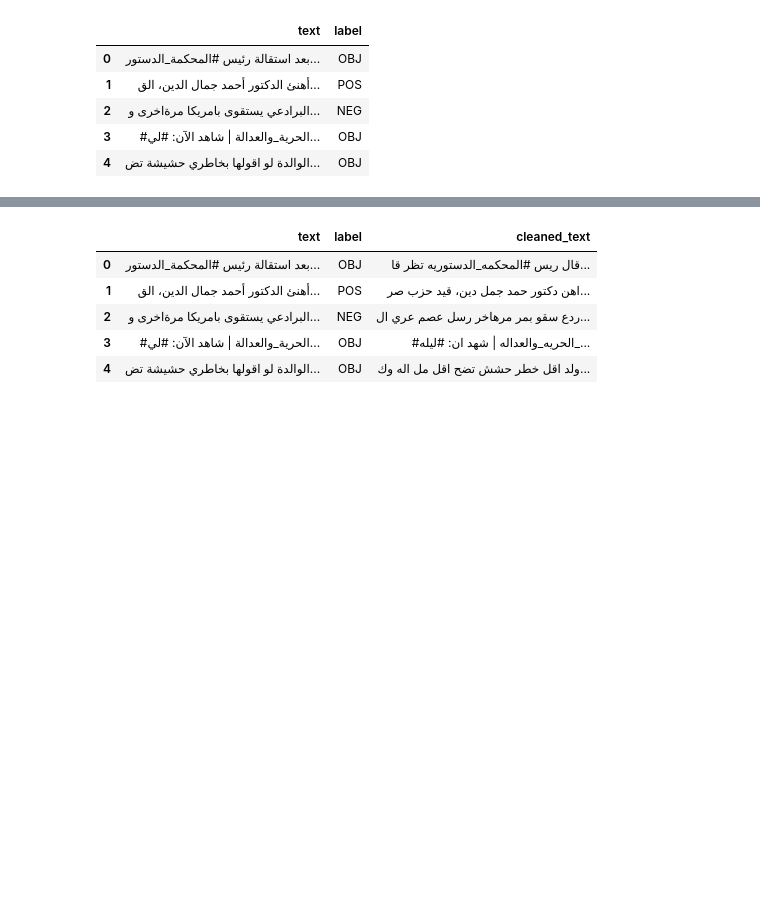
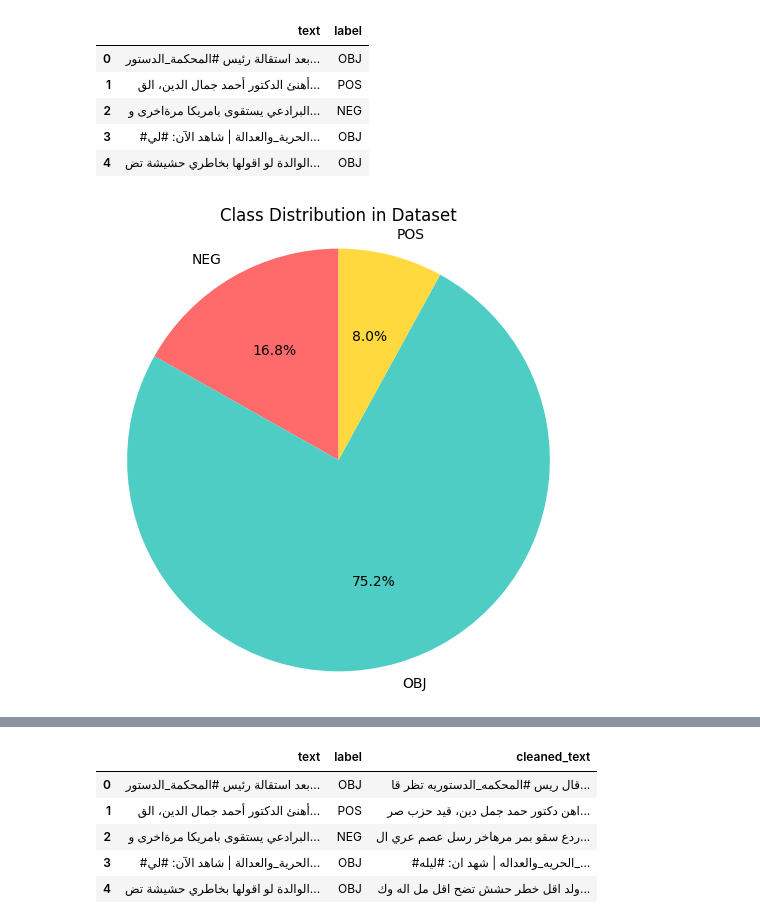
Before and after one commit to IslamAlTaweel/Arabic-Sentiment-Analysis-ML, a Jupyter notebook: ArabicSentiment.ipynb, the cells around one changed output, grey strips where cells are left out. Saved outputs shown, nothing was run; the diff lists cells and outputs as text; code cells hidden in the pictures; blank space fills up the shorter version.

```diff
--- a/ArabicSentiment.ipynb
+++ b/ArabicSentiment.ipynb
@@ -95,3 +109,22 @@ df.head()
 | 2 | البرادعي يستقوى بامريكا مرةاخرى و... | NEG |
 | 3 | #الحرية_والعدالة | شاهد الآن: #لي... | OBJ |
 | 4 | الوالدة لو اقولها بخاطري حشيشة تض... | OBJ |
+# %%
+y = df["label"]
+
+# Count number of samples per class
+counts = y.value_counts()[["NEG", "OBJ", "POS"]]
+
+plt.figure(figsize=(6,6))
+plt.pie(
+    counts,
+    labels=counts.index,
+    autopct='%1.1f%%',
+    startangle=90,
+    colors=['#FF6B6B','#4ECDC4','#FFD93D']
+)
+plt.title("Class Distribution in Dataset")
+plt.axis('equal')  # Makes the pie circular
+plt.show()
+# %% [output]
+[figure, added]
```
Also changed, not shown: parts of 48 cells of this notebook.
